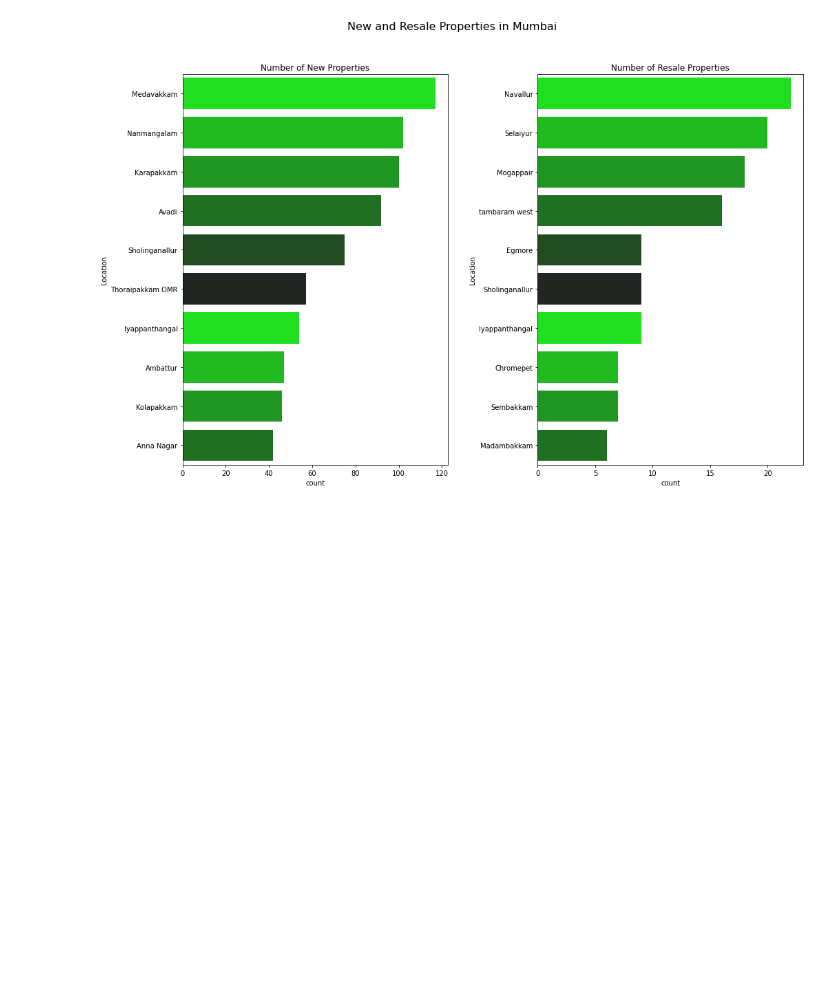
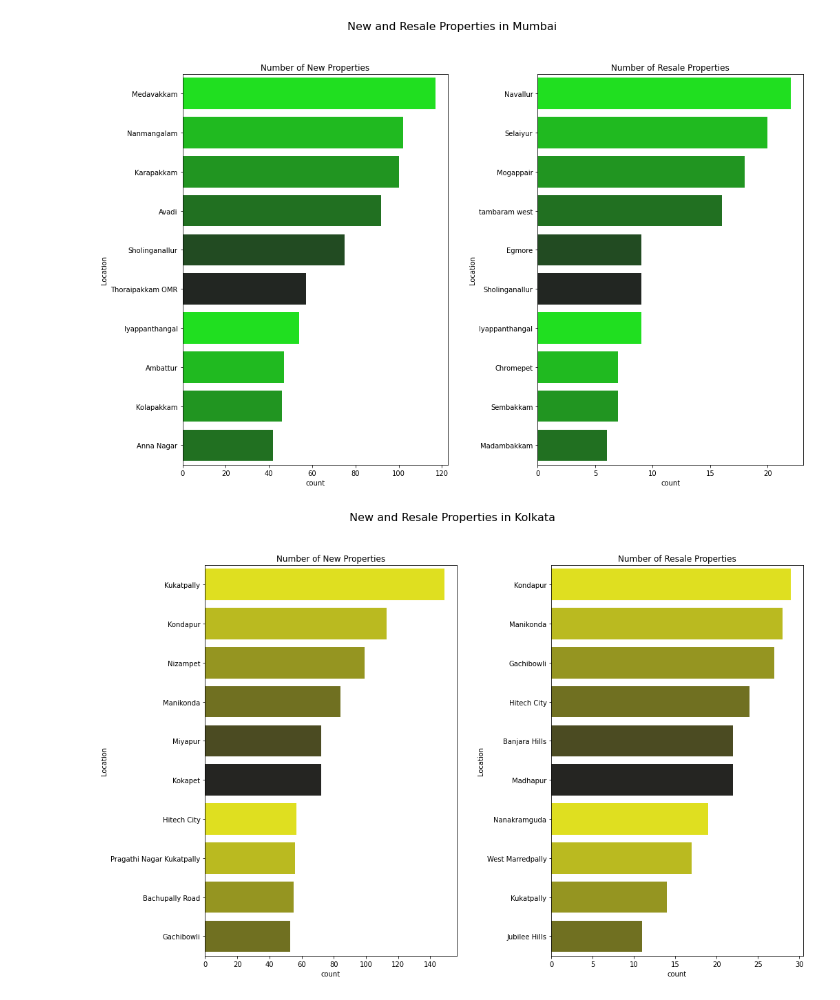
Before and after one commit to ManavMuthanna/Ctrl-Alt-Defeat, a Jupyter notebook: House Price Prediction.ipynb, the cells around one changed output. Saved outputs shown, nothing was run; the diff lists cells and outputs as text; code cells hidden in the pictures; blank space fills up the shorter version.

```diff
--- a/House Price Prediction.ipynb
+++ b/House Price Prediction.ipynb
@@ -225,3 +225,7 @@ count_plot(df4,'New and Resale Properties in Hyderabad', hyd)
 count_plot(df5,'New and Resale Properties in Mumbai', mumbai)
 # %% [output]
 [figure]
+# %%
+count_plot(df6,'New and Resale Properties in Kolkata', kolkata)
+# %% [output]
+[figure, added]
```
Also changed, not shown: 1 other file.
